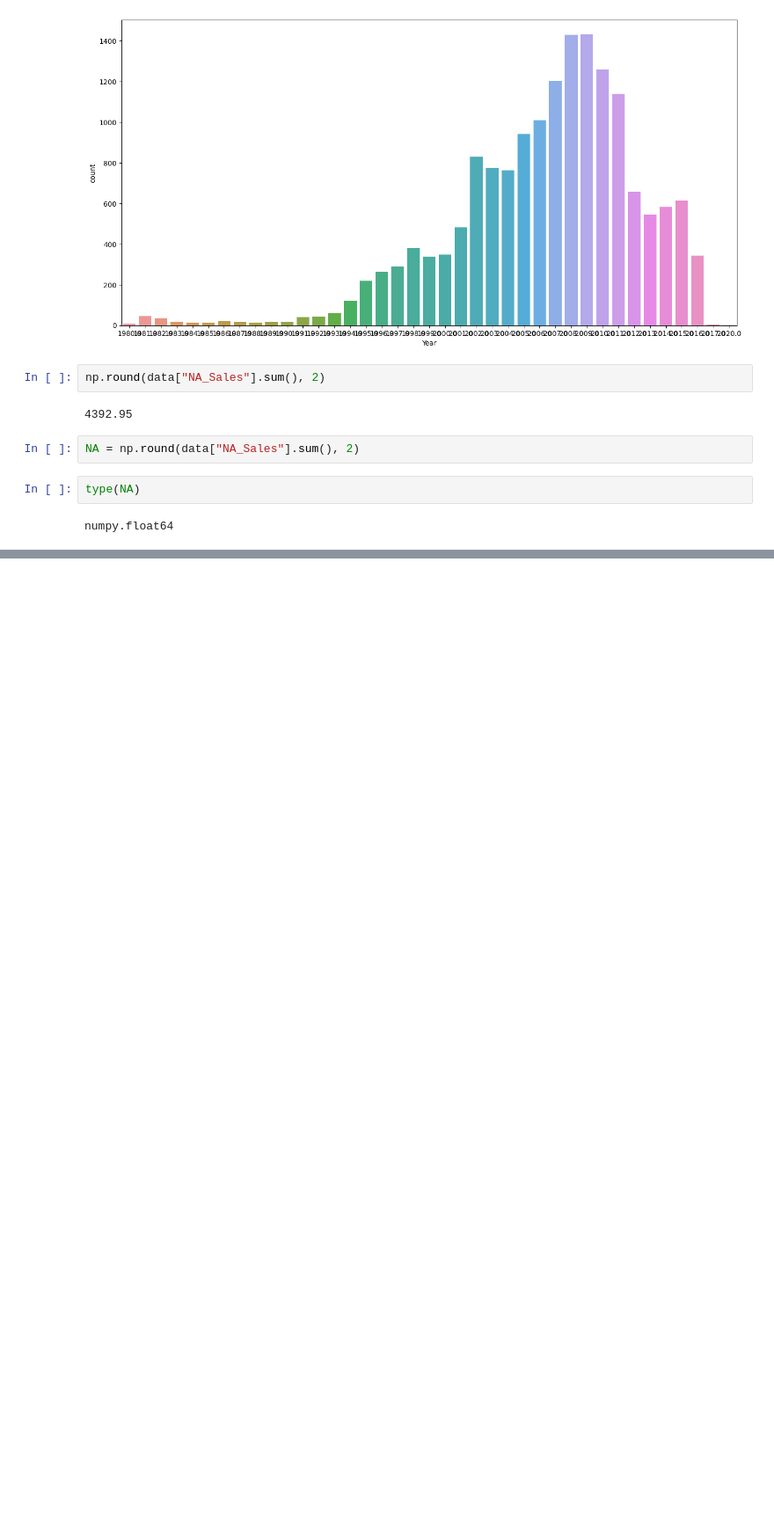
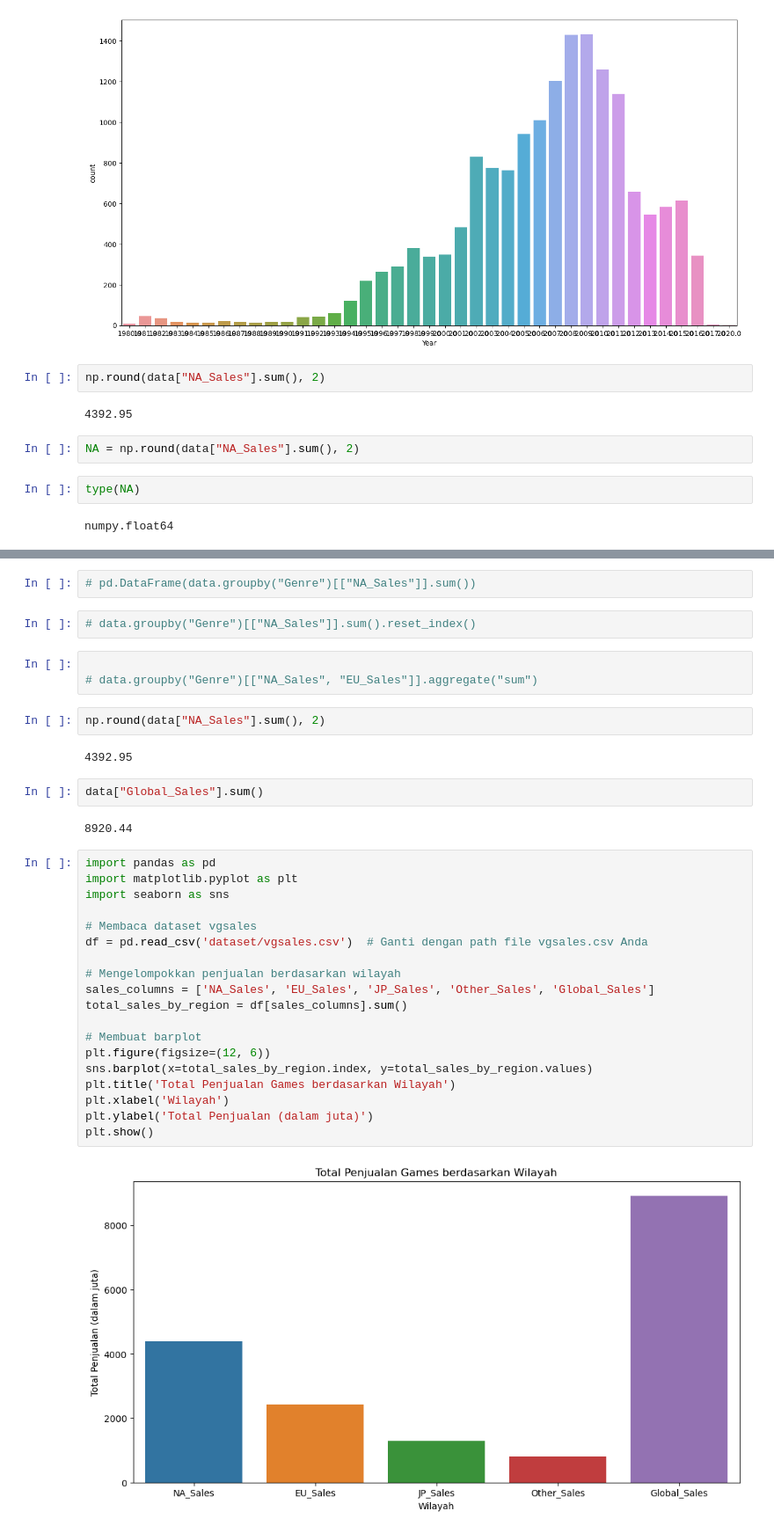
Before and after one commit to kusin/dashboard-video-games, a Jupyter notebook: eda_vgsales.ipynb, the cells around one changed output, grey strips where cells are left out. Shown: that part at 88% size. Drawn from its saved outputs; the diff is of its cells as text; blank space fills up the shorter version.

```diff
--- a/eda_vgsales.ipynb
+++ b/eda_vgsales.ipynb
@@ -167,0 +184,36 @@ numpy.float64
+# %%
+# pd.DataFrame(data.groupby("Genre")[["NA_Sales"]].sum())
+# %%
+# data.groupby("Genre")[["NA_Sales"]].sum().reset_index()
+# %%
+
+# data.groupby("Genre")[["NA_Sales", "EU_Sales"]].aggregate("sum")
+# %%
+np.round(data["NA_Sales"].sum(), 2)
+# %% [output]
+4392.95
+# %%
+data["Global_Sales"].sum()
+# %% [output]
+8920.44
+# %%
+import pandas as pd
+import matplotlib.pyplot as plt
+import seaborn as sns
+
+# Membaca dataset vgsales
+df = pd.read_csv('dataset/vgsales.csv')  # Ganti dengan path file vgsales.csv Anda
+
+# Mengelompokkan penjualan berdasarkan wilayah
+sales_columns = ['NA_Sales', 'EU_Sales', 'JP_Sales', 'Other_Sales', 'Global_Sales']
+total_sales_by_region = df[sales_columns].sum()
+
+# Membuat barplot
+plt.figure(figsize=(12, 6))
+sns.barplot(x=total_sales_by_region.index, y=total_sales_by_region.values)
+plt.title('Total Penjualan Games berdasarkan Wilayah')
+plt.xlabel('Wilayah')
+plt.ylabel('Total Penjualan (dalam juta)')
+plt.show()
+# %% [output]
+[figure, added]
```
Also changed, not shown: parts of 2 cells of this notebook, 5 other files.
